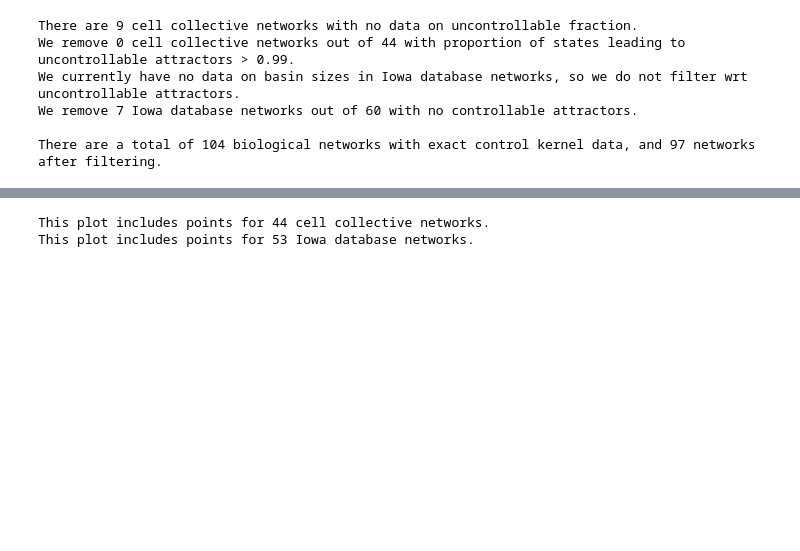
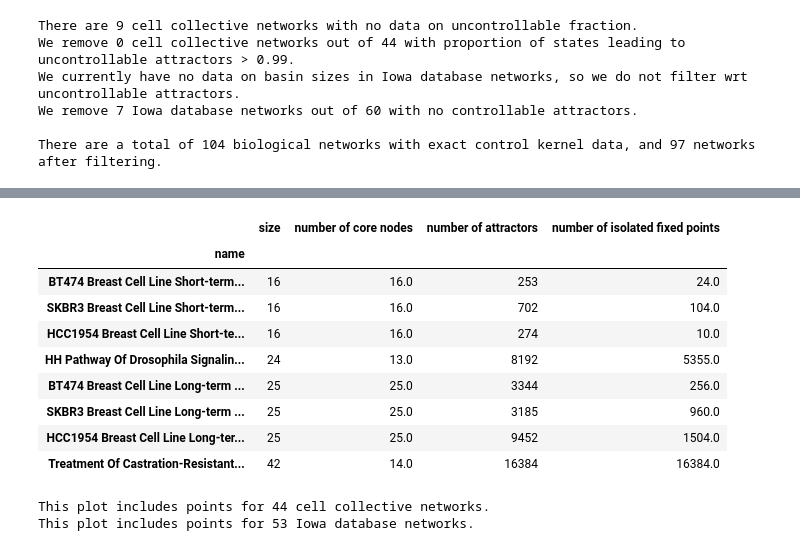
Before and after one commit to bcdaniels/Control-of-Synthetic-Boolean-Networks, a Jupyter notebook: CK_basin_sizes/basin-paper-figures.ipynb, the cells around one changed output, grey strips where cells are left out. Drawn from its saved outputs; the diff is of its cells as text; code cells hidden in the pictures; blank space fills up the shorter version.

Commit message:
first pass at recomputing isolated fixed points using only core nodes

```diff
--- a/CK_basin_sizes/basin-paper-figures.ipynb
+++ b/CK_basin_sizes/basin-paper-figures.ipynb
@@ -127,9 +159,10 @@ for filename in glob.glob(basindatadir+'basin_entropy_data*_with_isolated.pkl'):
 ### Compute basin data for cell collective networks (or load from file)
 # %%
 # compute isolated fixed points (or load from files)
-# (recomputing everything here takes about 45 minutes)
+# (recomputing everything here takes about 45 minutes --- or 20 minutes for core_only=True)
 recompute_all = False
 recompute_unfinished = False
+core_only = True
 
 if recompute_unfinished or recompute_all:
     cellCollectiveDir = '/Users/bdaniel6/ASUDropbox/Research/control-continuous/Data/Cell Collective/'
@@ -142,22 +175,34 @@ if recompute_unfinished or recompute_all:
                 is_isolated_list = isolated_list(net,
                                                  basinDataDict[net_name]['attractors'],
                                                  basinDataDict[net_name]['sampled_basin_freqs'],
-                                                 use_louvain_communities=True)
+                                                 use_louvain_communities=True,
+                                                 core_only=core_only)
             else:
                 is_isolated_list = isolated_list(net,
-                                                 basinDataDict[net_name]['attractors'])
+                                                 basinDataDict[net_name]['attractors'],
+                                                 core_only=core_only)
             basinDataDict[net_name]['is_isolated_list'] = is_isolated_list
     # save basin data dictionaries
     for name in basinDataDict:
-        save(basinDataDict[name],'{}basin_entropy_data_{}_with_isolated.pkl'.format(basindatadir,name))
+        if core_only:
+            save(basinDataDict[name],'{}basin_entropy_data_{}_with_isolated_core.pkl'.format(basindatadir,name))
+        else:
+            save(basinDataDict[name],'{}basin_entropy_data_{}_with_isolated.pkl'.format(basindatadir,name))
 else:
     # load basin data dictionaries with isolated fixed point data
     for net_name in basinDataDict:
-        basinDataDict[net_name] = load('{}basin_entropy_data_{}_with_isolated.pkl'.format(basindatadir,net_name))
+        if core_only:
+            basinDataDict[net_name] = load('{}basin_entropy_data_{}_with_isolated_core.pkl'.format(basindatadir,net_name))
+        else:
+            basinDataDict[net_name] = load('{}basin_entropy_data_{}_with_isolated.pkl'.format(basindatadir,net_name))
 # %% [markdown]
 ### Load basin data for Iowa database networks
 # %%
-basinDataExactIowa = load('240209_basinDataIowa.pkl')
+core_only = True
+if core_only:
+    basinDataExactIowa = load('240216_basinDataIowa_core_only.pkl')
+else:
+    basinDataExactIowa = load('240209_basinDataIowa.pkl')
 # %%
 # compute number of isolated fixed points for each network
 for net_name in basinDataExactIowa:
@@ -469,7 +566,15 @@ net = netDict['Yeast_Apoptosis']
 # %%
+# compute numbers of leaf and core nodes
+
 for name in netDict:
     if nice_name(name) in ck_df.index:
-        ck_df.loc[nice_name(name),'num leaf nodes'] = len(leaf_nodes(netDict[name]))
+        ck_df.loc[nice_name(name),'number of leaf nodes'] = len(leaf_nodes(netDict[name]))
+        ck_df.loc[nice_name(name),'number of core nodes'] = len(core_nodes(netDict[name]))
+
+for name in netDictIowa:
+    if name in dfIowa.index:
+        dfIowa.loc[name,'number of leaf nodes'] = len(leaf_nodes(netDictIowa[name]))
+        dfIowa.loc[name,'number of core nodes'] = len(core_nodes(netDictIowa[name]))
 # %%
 ck_df[ck_df['number of isolated fixed points']>0]['num leaf nodes']
 # %% [output]
@@ -667,3 +782,16 @@ There are 1 Iowa database networks out of 53 with proportion of isolated fixed p
+# %%
+ck_df_largeProp[['size','number of core nodes','number of attractors','number of isolated fixed points']]
+# %% [output]
+|  | size | number of core nodes | number of attractors | number of isolated fixed points |
+| name |  |  |  |  |
+| BT474 Breast Cell Line Short-term... | 16 | 16.0 | 253 | 24.0 |
+| SKBR3 Breast Cell Line Short-term... | 16 | 16.0 | 702 | 104.0 |
+| HCC1954 Breast Cell Line Short-te... | 16 | 16.0 | 274 | 10.0 |
+| HH Pathway Of Drosophila Signalin... | 24 | 13.0 | 8192 | 5355.0 |
+| BT474 Breast Cell Line Long-term ... | 25 | 25.0 | 3344 | 256.0 |
+| SKBR3 Breast Cell Line Long-term ... | 25 | 25.0 | 3185 | 960.0 |
+| HCC1954 Breast Cell Line Long-ter... | 25 | 25.0 | 9452 | 1504.0 |
+| Treatment Of Castration-Resistant... | 42 | 14.0 | 16384 | 16384.0 |
 # %%
 # plot actual ck size versus isolated approximation for cell collective networks
 
```
Also changed, not shown: parts of 12 cells of this notebook, 2 other files.
